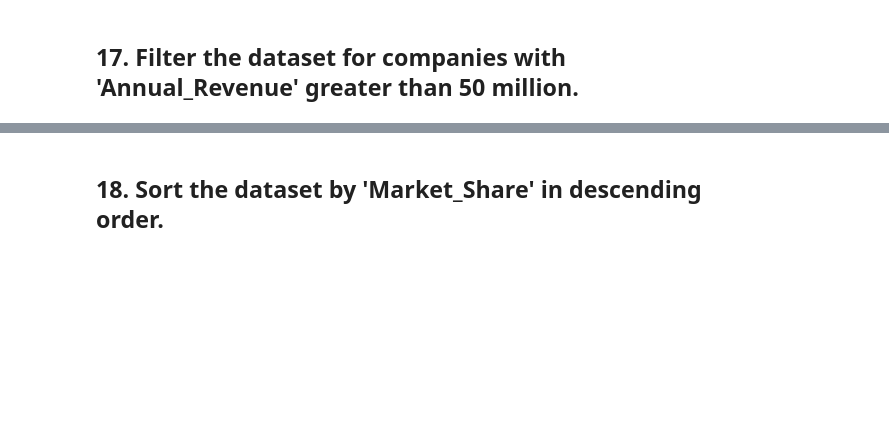
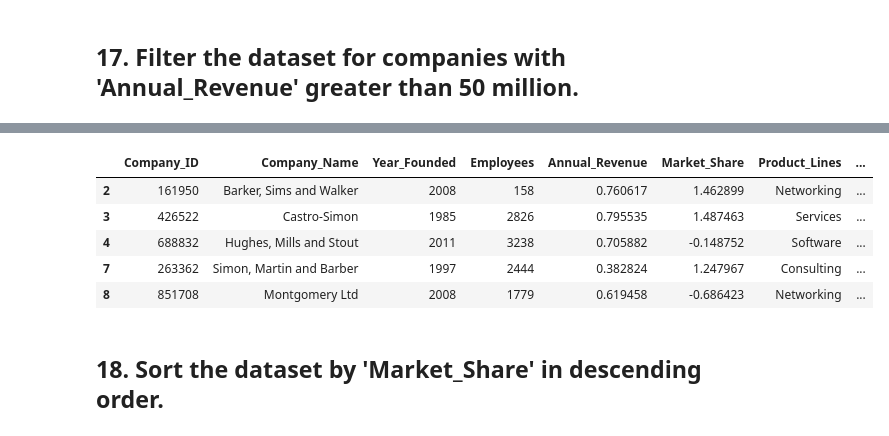
Before and after one commit to ACCMouli/chandu, a Jupyter notebook: dataprocessing/software_companies_pandas.ipynb, the cells around one changed output, grey strips where cells are left out. Saved outputs shown, nothing was run; the diff lists cells and outputs as text; code cells hidden in the pictures; blank space fills up the shorter version.

```diff
--- a/dataprocessing/software_companies_pandas.ipynb
+++ b/dataprocessing/software_companies_pandas.ipynb
@@ -181,3 +218,13 @@ df_filtered.head()
+# %%
+df_filtered = df[df['Annual_Revenue'] > 0.2]
+df_filtered.head()
+# %% [output]
+|  | Company_ID | Company_Name | Year_Founded | Employees | Annual_Revenue | Market_Share | Product_Lines | ... |
+| 2 | 161950 | Barker, Sims and Walker | 2008 | 158 | 0.760617 | 1.462899 | Networking | ... |
+| 3 | 426522 | Castro-Simon | 1985 | 2826 | 0.795535 | 1.487463 | Services | ... |
+| 4 | 688832 | Hughes, Mills and Stout | 2011 | 3238 | 0.705882 | -0.148752 | Software | ... |
+| 7 | 263362 | Simon, Martin and Barber | 1997 | 2444 | 0.382824 | 1.247967 | Consulting | ... |
+| 8 | 851708 | Montgomery Ltd | 2008 | 1779 | 0.619458 | -0.686423 | Networking | ... |
 # %% [markdown]
 ## 18. Sort the dataset by 'Market_Share' in descending order.
 # %%
```
Also changed, not shown: parts of 37 cells of this notebook.
